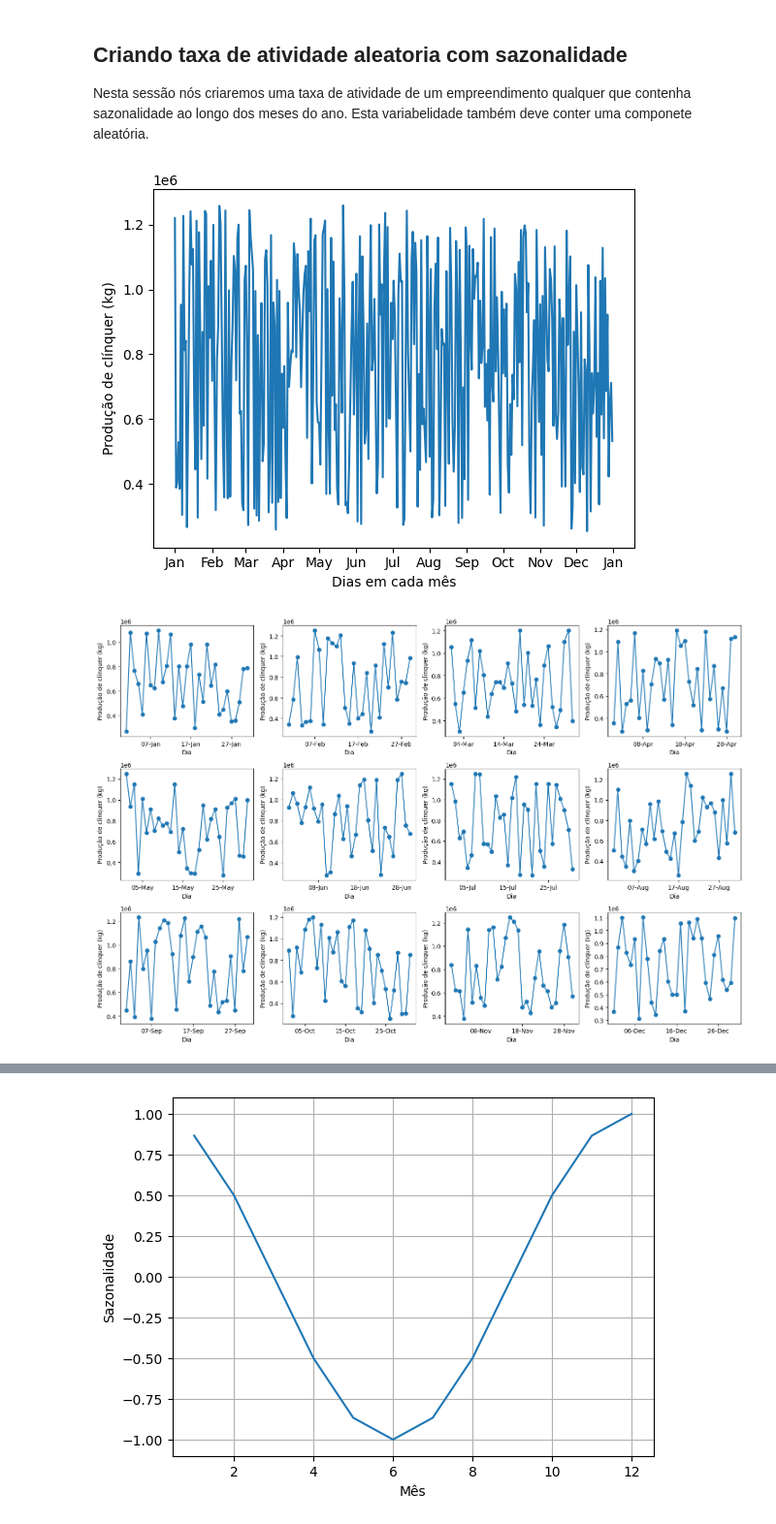
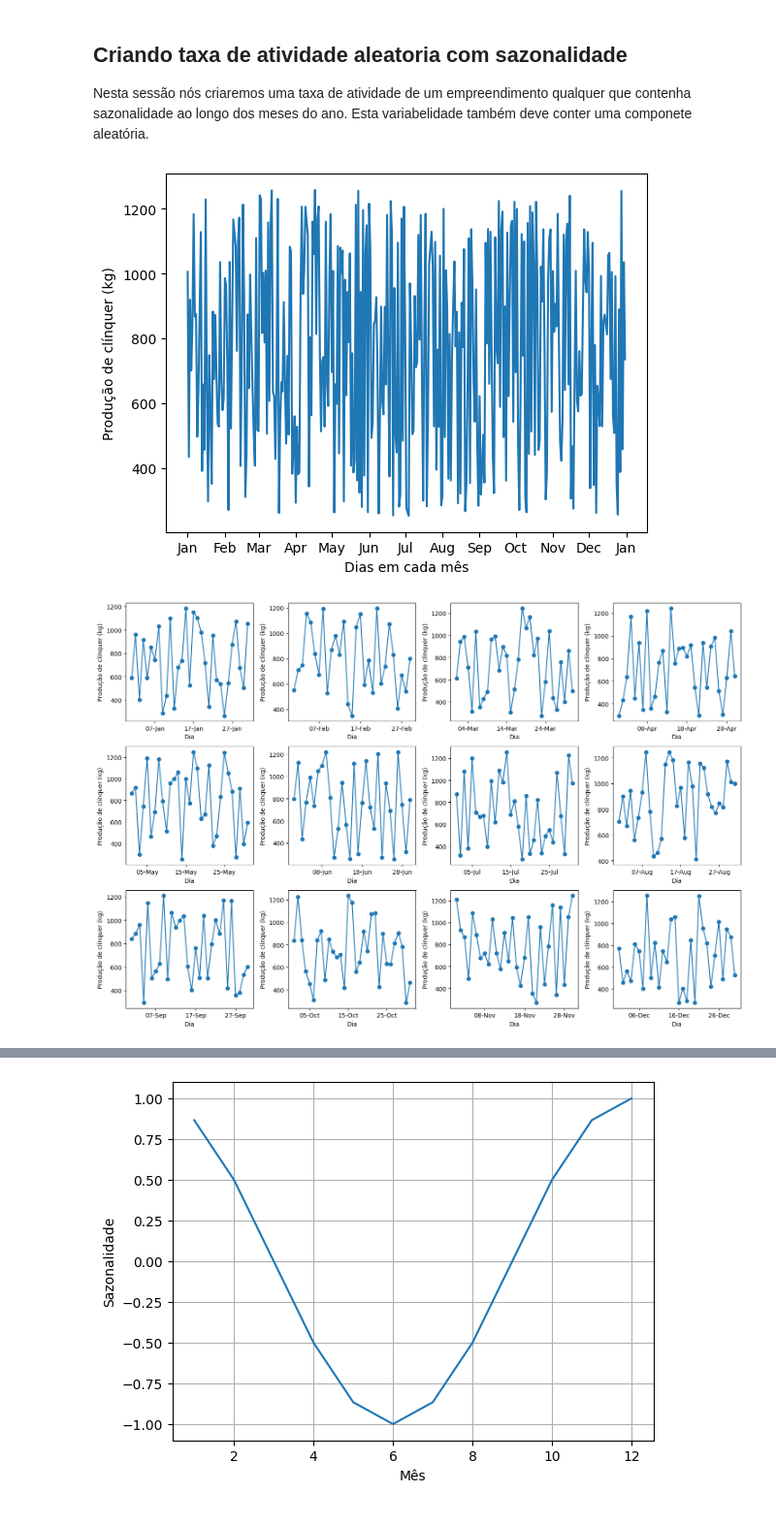
Before and after one commit to ezequieldeconti/ENS5174_202401, a Jupyter notebook: Atividade01_01.ipynb, the cells around one changed output, grey strips where cells are left out. Shown at 97% size. Saved outputs shown, nothing was run; the diff lists cells and outputs as text; code cells hidden in the pictures.

```diff
--- a/Atividade01_01.ipynb
+++ b/Atividade01_01.ipynb
@@ -65,37 +65,37 @@ Nesta sessão nós criaremos uma taxa de atividade de um empreendimento qualquer
 # %%
 import matplotlib.pyplot as plt
 import numpy as np
 import matplotlib.dates as mdates
 
-atvMax = 1260*1000 # kg por dia
-atvMin = 252*1000 #kg por dia
+atvMax = 1260 # kg por dia
+atvMin = 252 #kg por dia
 n = 365
 atv = (atvMax - atvMin) * np.random.rand(n) + atvMin
 
 # Criando uma figura com os valores aleatórios
 fig, ax = plt.subplots()
 ax.plot(atv)
 
 # Definindo o eixo x como meses
 ax.xaxis.set_major_locator(mdates.MonthLocator())
 ax.xaxis.set_major_formatter(mdates.DateFormatter('%b'))  # Formato de três letras para o mês
 
 # Adicionando rótulos e título
 ax.set_xlabel('Dias em cada mês')
 ax.set_ylabel('Produção de clínquer (kg)')  # Unidade da produção
 
 
 plt.show()
 # %% [output]
-[figure, old version]
+[figure, new version]
 # %%
 import matplotlib.pyplot as plt
 import numpy as np
 import matplotlib.dates as mdates
 
 # Definindo os valores máximos e mínimos de produção
-atvMax = 1260*1000
-atvMin = 252*1000
+atvMax = 1260
+atvMin = 252
 
 # Gerando valores aleatórios de produção para um ano (365 dias)
 n = 365
@@ -126,7 +126,7 @@ for i, ax in enumerate(axs.flat):
 plt.tight_layout()
 plt.show()
 # %% [output]
-[figure, old version]
+[figure, new version]
 # %%
 # Criar um vetor com as datas
 from datetime import datetime, timedelta
```
Also changed, not shown: parts of 4 cells of this notebook.
